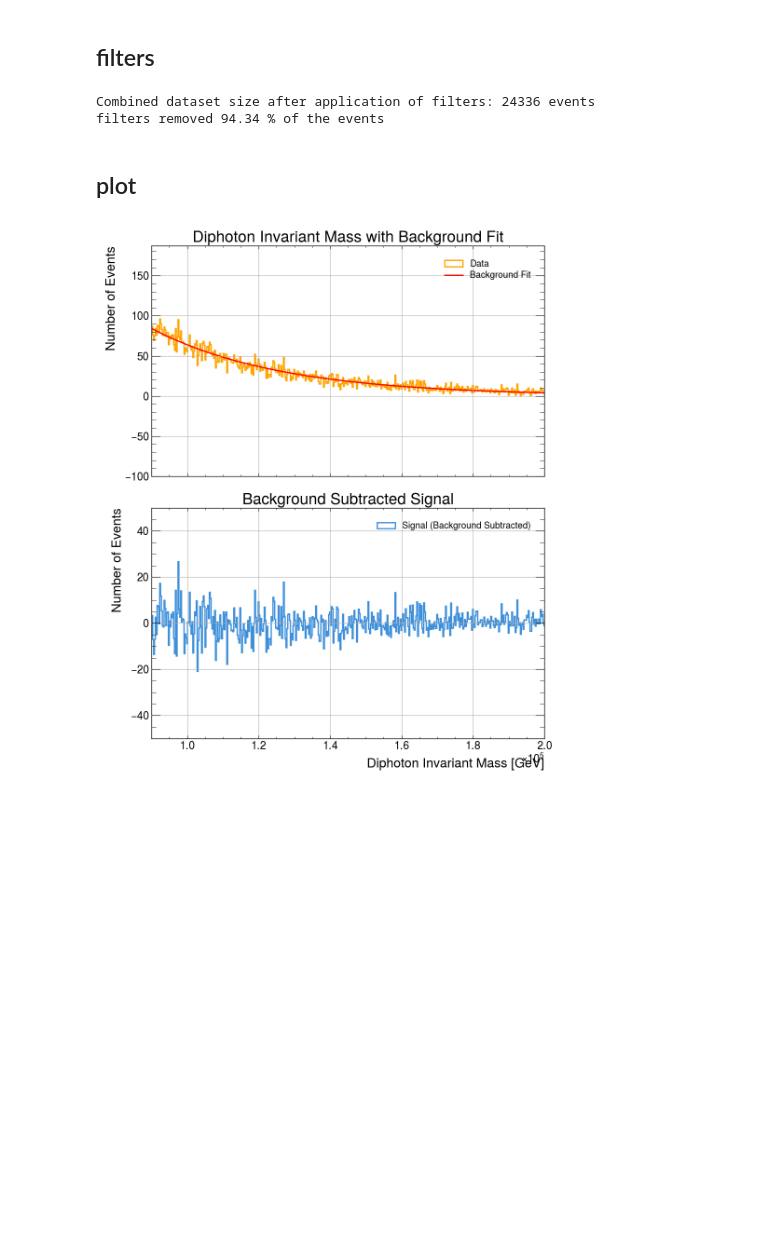
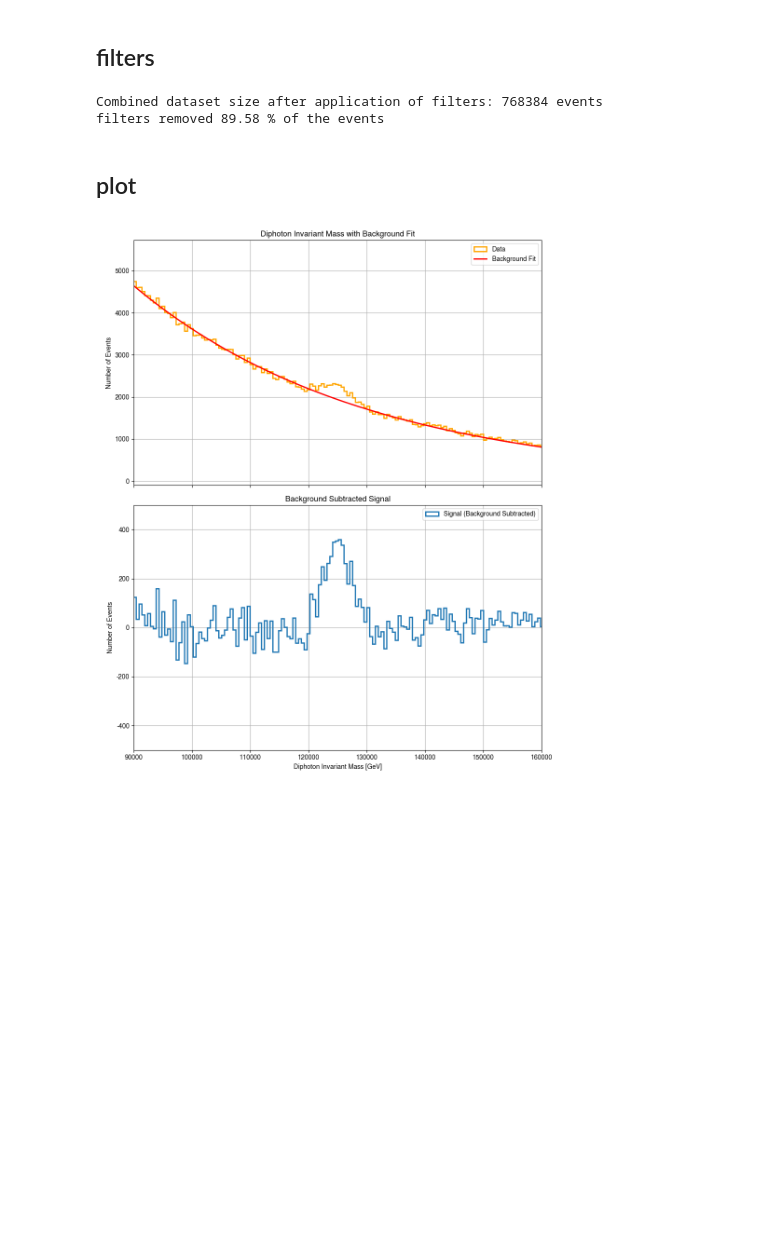
Before and after one commit to phgilde/sak-annecy-2024, a Jupyter notebook: notebook_Larissa_2.ipynb, the cells around one changed output. Saved outputs shown, nothing was run; the diff lists cells and outputs as text; code cells hidden in the pictures.

```diff
--- a/notebook_Larissa_2.ipynb
+++ b/notebook_Larissa_2.ipynb
@@ -87,39 +109,40 @@ Combined dataset size: 430344 events
 ## filters
 # %%
 # Set thresholds
-photon_pt_threshold = 20000  # 25 GeV in MeV
+photon_pt_threshold_lead = 25000  # 25 GeV for the leading photon
+photon_pt_threshold_sublead = 20000  # 20 GeV for the subleading photon
+n_allowed_jets = 2  # Allow up to two jets above the threshold
 jet_pt_threshold = 30000  # 30 GeV in MeV
 photon_eta_threshold = 2.37  # Eta cut to ensure photons are in the detector acceptance
-photon_isolation_threshold = 5000  # Isolation threshold, adjust based on data
+photon_isolation_threshold = 8000  # Isolation threshold, adjust based on data
+photon_eta_threshold = 2.5  # Allow photons in a slightly wider pseudorapidity range
+
 
 
 for event in range(len(photon_pt)):
     sorted_indices = np.argsort(photon_pt[event])[::-1]  # Sort photon transverse momenta in descending order
 
-    # Photon pT Cuts
-    if True:
-        if photon_pt[event][sorted_indices[0]] < photon_pt_threshold or photon_pt[event][sorted_indices[1]] < photon_pt_threshold:
-            continue  # Skip this event if either photon doesn't pass the pT cut
-
-    # Jet Veto
-    if True:
-        if any(jet > jet_pt_threshold for jet in jet_pt[event]):
-            continue  # Skip this event if any jet passes the pT threshold
 
 
-    # Photon ID and Isolation Cuts
-    if True:
-        if not photon_isTightID[event][sorted_indices[0]] or not photon_isTightID[event][sorted_indices[1]]:
-            continue  # Skip if either photon does not pass the tight ID criteria
+# Photon pT Cuts
+    # Photon pT Cuts (Loosened for subleading photon)
+    if photon_pt[event][sorted_indices[0]] < photon_pt_threshold_lead or photon_pt[event][sorted_indices[1]] < photon_pt_threshold_sublead:
+        continue  # Skip this event if either photon doesn't pass the pT cut
 
-        if photon_isolation[event][sorted_indices[0]] > photon_isolation_threshold or photon_isolation[event][sorted_indices[1]] > photon_isolation_threshold:
-            continue  # Skip if either photon fails the isolation cut
+    # Jet Veto (Allow up to two jets)
+    if sum(jet > jet_pt_threshold for jet in jet_pt[event]) > n_allowed_jets:
+        continue  # Skip this event if there are more than 2 jets above the threshold
 
-    # Pseudorapidity (Eta) Cuts
-    if True:
-        if abs(photon_eta[event][sorted_indices[0]]) > photon_eta_threshold or abs(photon_eta[event][sorted_indices[1]]) > photon_eta_threshold:
-            continue  # Skip if either photon is outside the acceptable eta range
+    # Photon ID and Isolation Cuts (Loosened Isolation)
+    if not photon_isTightID[event][sorted_indices[0]] or not photon_isTightID[event][sorted_indices[1]]:
+        continue  # Tight ID filter
 
+    if photon_isolation[event][sorted_indices[0]] > photon_isolation_threshold or photon_isolation[event][sorted_indices[1]] > photon_isolation_threshold:
+        continue  # Skip if either photon fails the isolation cut
+
+    # Pseudorapidity (Eta) Cuts (Loosened)
+    if abs(photon_eta[event][sorted_indices[0]]) > photon_eta_threshold or abs(photon_eta[event][sorted_indices[1]]) > photon_eta_threshold:
+        continue  # Slightly relax eta cut to 2.5
 
 
 
@@ -143,8 +166,8 @@ number_events_filter = len(masses)
 print(f"Combined dataset size after application of filters: {number_events_filter} events")
 print("filters removed {:.2f} % of the events".format(100-(number_events_filter/number_events_input)*100))
 # %% [output]
-Combined dataset size after application of filters: 24336 events
-filters removed 94.34 % of the events
+Combined dataset size after application of filters: 768384 events
+filters removed 89.58 % of the events
 # %% [markdown]
 ## plot
 # %%
@@ -161,7 +184,7 @@ param_a = 3500
 param_b = 1/100000
 
 # Fit the background in a sideband region (excluding the signal region)
-sideband_mask = ((bin_centers > 0.9e5) & (bin_centers < 1.2e5)) | ((bin_centers > 1.3e5) & (bin_centers < 3e5)) # Exclude 115-135 GeV region
+sideband_mask = ((bin_centers > 0.9e5) & (bin_centers < 1.2e5)) | ((bin_centers > 1.3e5) & (bin_centers < 1.6e5)) # Exclude 115-135 GeV region
 popt, _ = curve_fit(poly_background, bin_centers[sideband_mask], hist[sideband_mask], p0=(param_a, param_b))
 
 # Calculate the background across the entire range
@@ -170,37 +193,37 @@ background = poly_background(bin_centers, *popt)
 # Subtract the background from the original histogram
 signal = hist - background
 
 plt.clf()
 
 # Create a figure with two subplots
 fig, (ax1, ax2) = plt.subplots(2, 1, figsize=(10, 12), sharex=True)
 
 # Subplot 1: Signal + Background fit
 ax1.hist(bin_centers, bins=bins, weights=hist, histtype='step', linewidth=2, label="Data", color="orange")
 ax1.plot(bin_centers, background, 'r-', label="Background Fit", linewidth=2)
 ax1.set_ylabel("Number of Events")
 ax1.set_title("Diphoton Invariant Mass with Background Fit")
 ax1.legend()
 ax1.grid(True)
-ax1.set_ylim(-100, max(hist)+50)
+ax1.set_ylim(-100, max(hist)+100)
 
 # Subplot 2: Background Subtracted Signal
 ax2.hist(bin_centers, bins=bins, weights=signal, histtype='step', linewidth=2, label="Signal (Background Subtracted)")
 ax2.set_xlabel("Diphoton Invariant Mass [GeV]")
 ax2.set_ylabel("Number of Events")
 ax2.set_title("Background Subtracted Signal")
 ax2.legend()
 ax2.grid(True)
-ax2.set_ylim(-50, 50)
+ax2.set_ylim(-500, 500)
 
 # Apply ATLAS style for both plots
 hep.style.use("ATLAS")
 
-plt.xlim(0.9e5, 2e5)
+plt.xlim(0.9e5, 1.6e5)
 plt.tight_layout()
 plt.show()
 # %% [output]
-[figure, old version]
+[figure, new version]
 [figure]
 # %%
 # Assuming 'signal' contains the signal (background-subtracted data)
```
Also changed, not shown: parts of 2 cells of this notebook.
